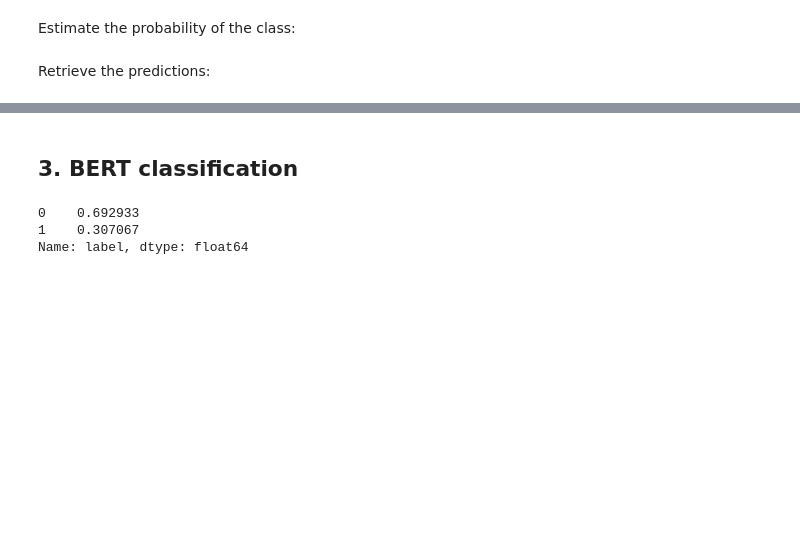
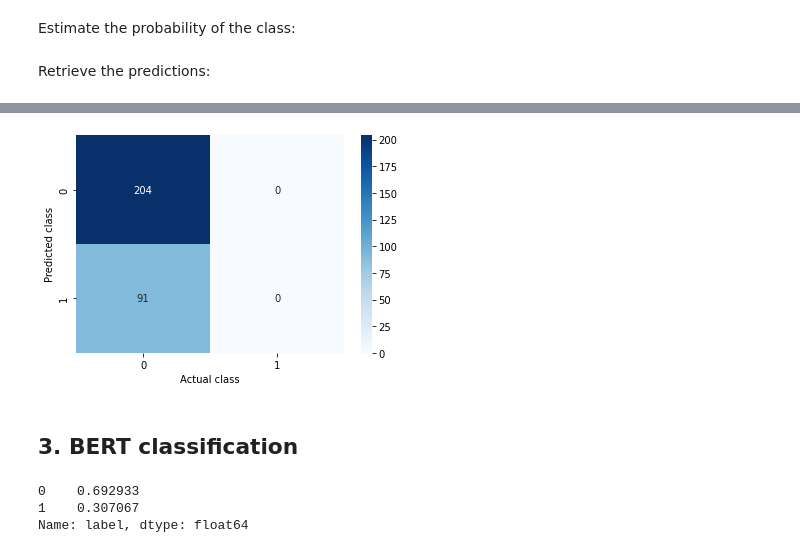
Before and after one commit to DragosGorduza/OxfordManInstituteNLPConference, a Jupyter notebook: workshop_main.ipynb, the cells around one changed output, grey strips where cells are left out. Cells and saved outputs as stored; diff of their text form; code cells hidden in the pictures; blank space fills up the shorter version.

```diff
--- a/workshop_main.ipynb
+++ b/workshop_main.ipynb
@@ -492,3 +495,12 @@ f1 score :  0.39534883720930236
+# %%
+sns.heatmap(confusion_matrix(pd.Series(labels).replace({'positive':0,'negative':1}), pd.Series(predictions).replace({'positive':0,'negative':1})),
+            annot =confusion_matrix(pd.Series(labels).replace({'positive':0,'negative':1}), pd.Series(predictions).replace({'positive':0,'negative':1})) ,
+            fmt='g',cmap='Blues',xticklabels=['Positive','Negative'], yticklabels=['Positive','Negative'])#,labels = ['1','-1','0']
+plt.ylabel("Predicted class")
+plt.xlabel("Actual class")
+plt.show()
+# %% [output]
+[figure, added]
 # %% [markdown]
 ## 3. BERT classification
 # %%
```
Also changed, not shown: parts of 40 cells of this notebook, 2 other files.
